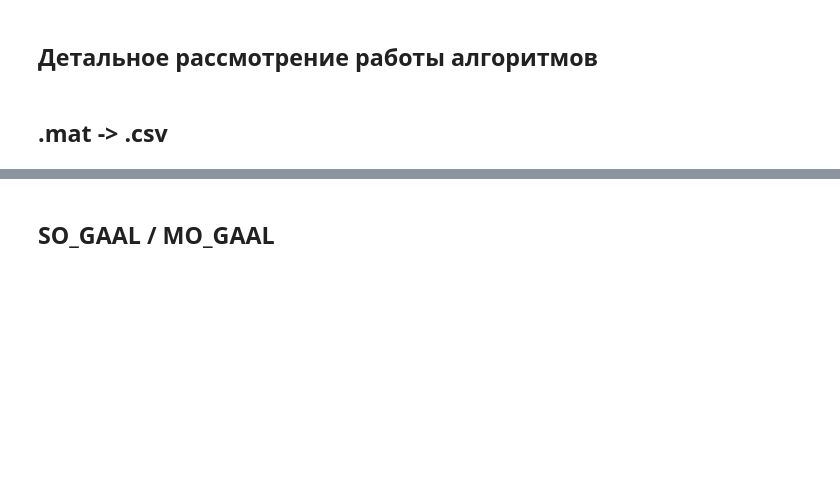
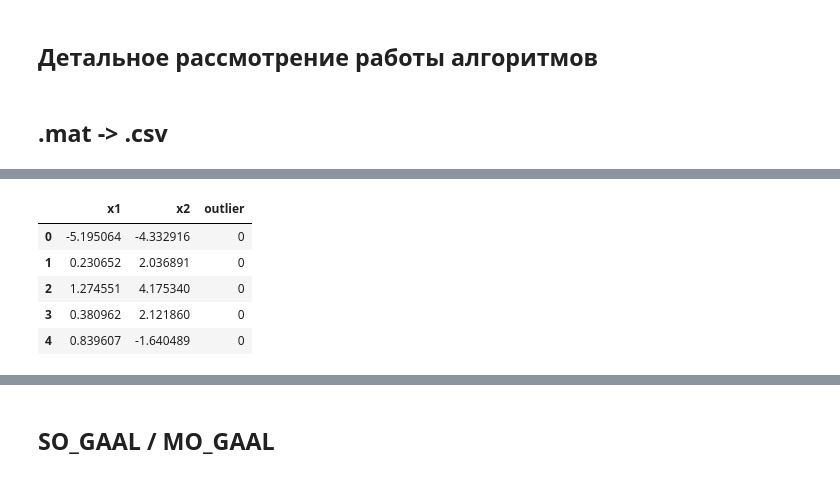
Before and after one commit to akarazeev/Bachelor, a Jupyter notebook: research/dev.ipynb, the cells around one changed output, grey strips where cells are left out. Cells and saved outputs as stored; diff of their text form; code cells hidden in the pictures; blank space fills up the shorter version.

```diff
--- a/research/dev.ipynb
+++ b/research/dev.ipynb
@@ -325,0 +354,16 @@ Using TensorFlow backend.
+# %%
+res_x = list(gauss1_x) + list(gauss2_x)
+res_y = list(gauss1_y) + list(gauss2_y)
+
+outliers = [0] * len(gauss1_y) + [1] * len(gauss2_y)
+
+df = pd.DataFrame(data={'x1': res_x, 'x2': res_y, 'outlier': outliers})
+df.to_csv('toy2.csv')
+df.head()
+# %% [output]
+|  | x1 | x2 | outlier |
+| 0 | -5.195064 | -4.332916 | 0 |
+| 1 | 0.230652 | 2.036891 | 0 |
+| 2 | 1.274551 | 4.175340 | 0 |
+| 3 | 0.380962 | 2.121860 | 0 |
+| 4 | 0.839607 | -1.640489 | 0 |
```
Also changed, not shown: parts of 5 cells of this notebook, 18 other files.
